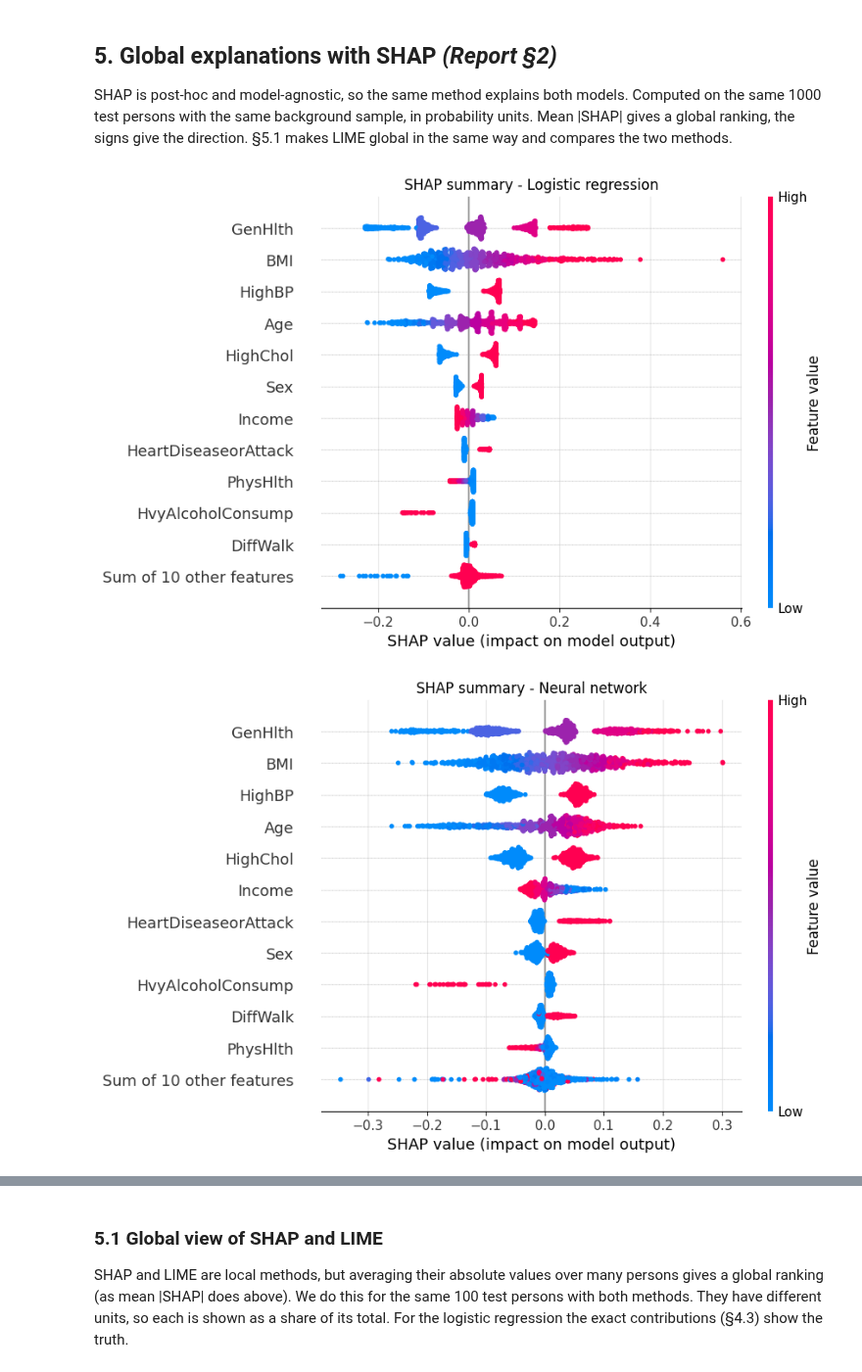
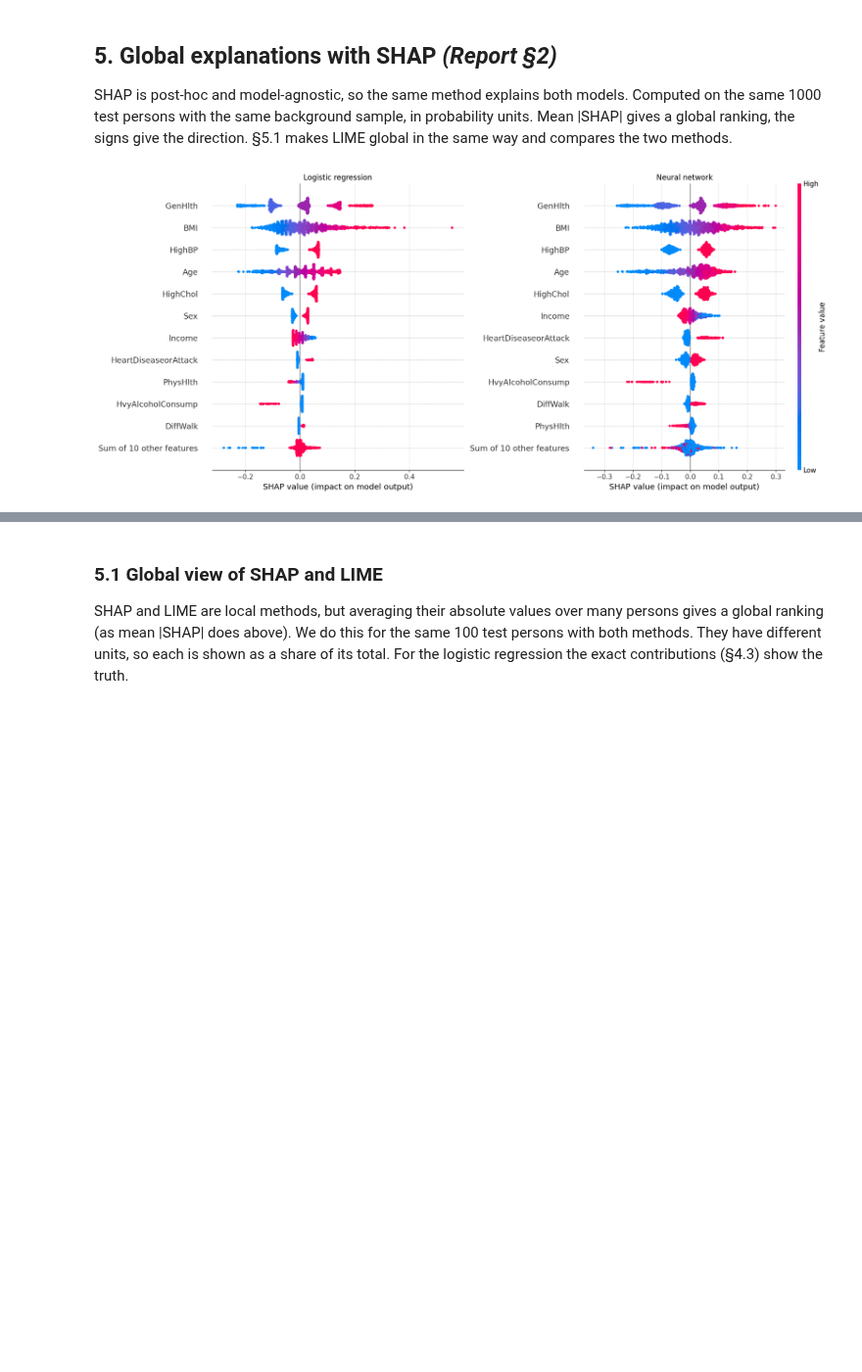
Before and after one commit to GustavWex/XAI-Projekt, a Jupyter notebook: projekt.ipynb, the cells around one changed output, grey strips where cells are left out. Shown at 98% size. Cells and saved outputs as stored; diff of their text form; code cells hidden in the pictures; blank space fills up the shorter version.

```diff
--- a/projekt.ipynb
+++ b/projekt.ipynb
@@ -103,11 +103,3 @@ Exact duplicate rows: 1635 (plausible: many features are binary/ordinal)
 | Age | 8.584 | 2.852 | 1.0 | 13.0 |
 | Education | 4.921 | 1.029 | 1.0 | 6.0 |
 | Income | 5.698 | 2.175 | 1.0 | 8.0 |
-# %%
-# First sanity check: raw association of each feature with the target.
-# Watch for counter-intuitive signs (e.g. heavy drinking) - these can leak into
-# explanations and become unsafe advice.
-assoc = df.corr()[TARGET].drop(TARGET).sort_values()
-fig, ax = plt.subplots(figsize=(7, 6))
-xf.plot_contributions(ax, assoc / 100, title="Correlation with (pre)diabetes", xlabel="Pearson correlation", max_features=21)
-plt.show()
@@ -182,11 +172,6 @@ Its weights *are* the explanation: each feature adds the same amount to the log-
 every person's **exact** contribution per feature: weight × (value − average). In §7.2 we use these as a **ground truth**
 to measure the **fidelity** of SHAP and LIME: a faithful method should find the same top features and directions.
 # %%
-# One weight per feature. Per standard deviation (plot) the weights are comparable; per unit (table) they are readable.
-lr = models["Logistic regression"]
-w_sd = pd.Series(lr[-1].coef_[0], index=FEATURES)
-fig, ax = plt.subplots(figsize=(7, 6))
-xf.plot_contributions(ax, w_sd / 100, title="Logistic regression weights", xlabel="Change in log-odds per 1 standard deviation", max_features=21)
-plt.show()
-xf.lr_weights(lr).round(3).sort_values().to_frame("log-odds per unit")
+# One weight per feature, per unit (log-odds per BMI point, per yes, ...)
+xf.lr_weights(models["Logistic regression"]).round(3).sort_values().to_frame("log-odds per unit")
 # %% [output]
@@ -219,12 +203,18 @@ X_explain = X_test.sample(1000, random_state=xf.SEED)
 shap_expl = {name: xf.ShapExplainer(m, X_train) for name, m in models.items()}
 shap_vals = {name: e(X_explain) for name, e in shap_expl.items()}   # neural network (permutation explainer) takes ~1 min
 # %%
-for name in models:
-    shap.plots.beeswarm(shap_vals[name], max_display=12, show=False)
-    plt.title(f"SHAP summary - {name}"); plt.show()
+# SHAP summary (beeswarm) of both models.
+# Each dot is one person; colour = the feature's value (red = high), position = how much it pushes the risk up or down.
+fig = plt.figure(figsize=(17, 7.5))
+for k, name in enumerate(models):
+    ax = fig.add_subplot(1, 2, k + 1)
+    shap.plots.beeswarm(shap_vals[name], max_display=12, show=False, ax=ax, plot_size=None, color_bar=(k == 1))
+    ax.set_title(name)
+plt.tight_layout()
+xf.savefig(fig, "data_scientist", "shap_summary")
+plt.show()
 # %% [output]
-[figure, old version]
+[figure, new version]
-[figure, removed]
 # %%
 # Consistency across models: do the two models rely on the same features?
 glob = pd.DataFrame({name: xf.ShapExplainer.global_importance(shap_vals[name]) for name in models}) * 100
```
Also changed, not shown: parts of 19 cells of this notebook, 15 other files.
